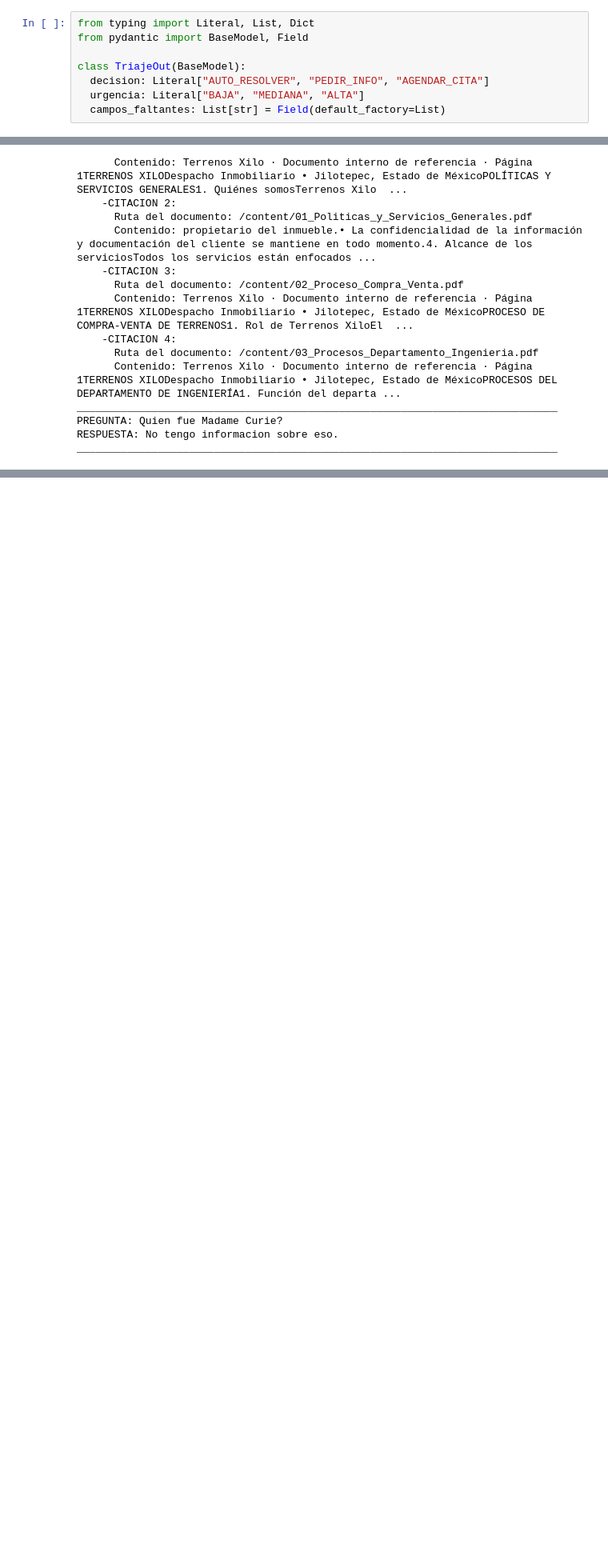
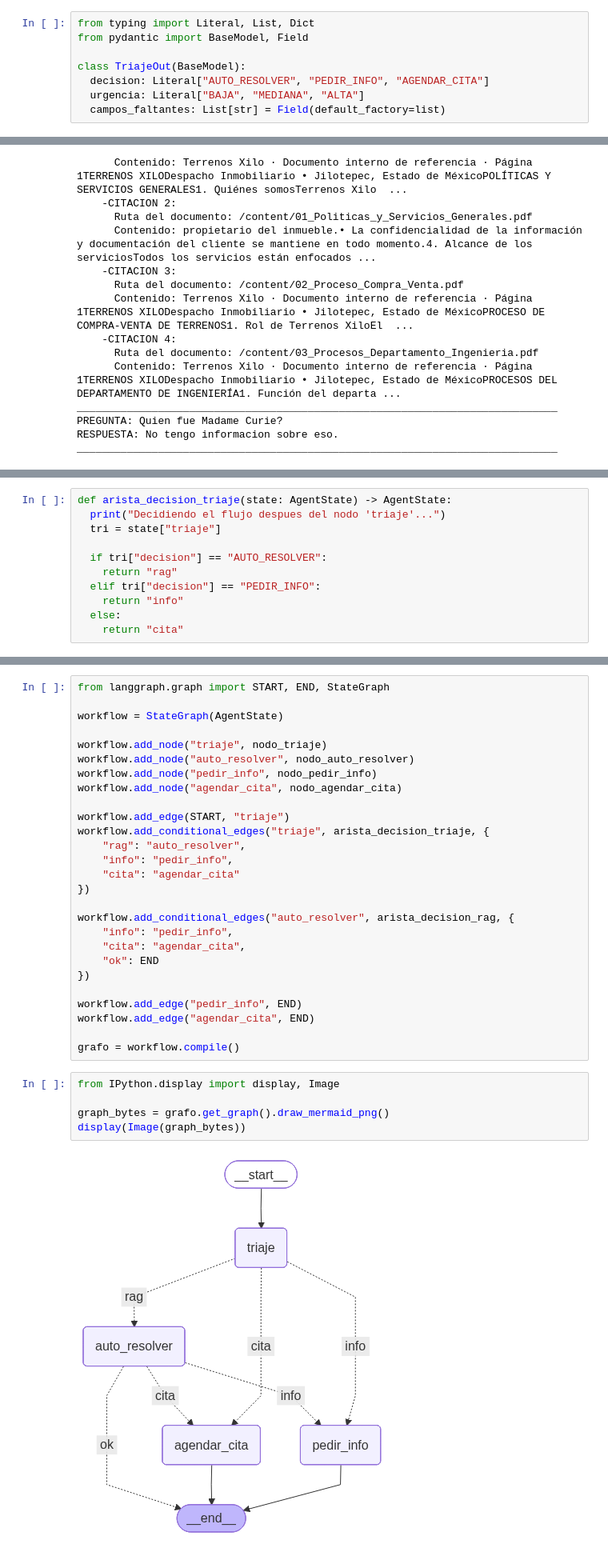
Before and after one commit to imannolM/2250-IA-para-Desarrolladores-Desarrollando-Coodigos-con-ChatGPT-Grok-Claude-y-Gemini, a Jupyter notebook: CursoAgentesIAyRAG.ipynb, the cells around one changed output, grey strips where cells are left out. Shown at 80% size. Cells and saved outputs as stored; diff of their text form; blank space fills up the shorter version.

```diff
--- a/CursoAgentesIAyRAG.ipynb
+++ b/CursoAgentesIAyRAG.ipynb
@@ -56,7 +64,7 @@ from pydantic import BaseModel, Field
 class TriajeOut(BaseModel):
   decision: Literal["AUTO_RESOLVER", "PEDIR_INFO", "AGENDAR_CITA"]
   urgencia: Literal["BAJA", "MEDIANA", "ALTA"]
-  campos_faltantes: List[str] = Field(default_factory=List)
+  campos_faltantes: List[str] = Field(default_factory=list)
 # %%
 from langchain_core.messages import content
 from langchain_core.messages import SystemMessage, HumanMessage
@@ -275,0 +347,11 @@ _____________________________________________________________________________
+# %%
+def arista_decision_triaje(state: AgentState) -> AgentState:
+  print("Decidiendo el flujo despues del nodo 'triaje'...")
+  tri = state["triaje"]
+
+  if tri["decision"] == "AUTO_RESOLVER":
+    return "rag"
+  elif tri["decision"] == "PEDIR_INFO":
+    return "info"
+  else:
+    return "cita"
@@ -275,0 +374,34 @@ _____________________________________________________________________________
+# %%
+from langgraph.graph import START, END, StateGraph
+
+workflow = StateGraph(AgentState)
+
+workflow.add_node("triaje", nodo_triaje)
+workflow.add_node("auto_resolver", nodo_auto_resolver)
+workflow.add_node("pedir_info", nodo_pedir_info)
+workflow.add_node("agendar_cita", nodo_agendar_cita)
+
+workflow.add_edge(START, "triaje")
+workflow.add_conditional_edges("triaje", arista_decision_triaje, {
+    "rag": "auto_resolver",
+    "info": "pedir_info",
+    "cita": "agendar_cita"
+})
+
+workflow.add_conditional_edges("auto_resolver", arista_decision_rag, {
+    "info": "pedir_info",
+    "cita": "agendar_cita",
+    "ok": END
+})
+
+workflow.add_edge("pedir_info", END)
+workflow.add_edge("agendar_cita", END)
+
+grafo = workflow.compile()
+# %%
+from IPython.display import display, Image
+
+graph_bytes = grafo.get_graph().draw_mermaid_png()
+display(Image(graph_bytes))
+# %% [output]
+[figure, added]
```
Also changed, not shown: parts of 17 cells of this notebook.
